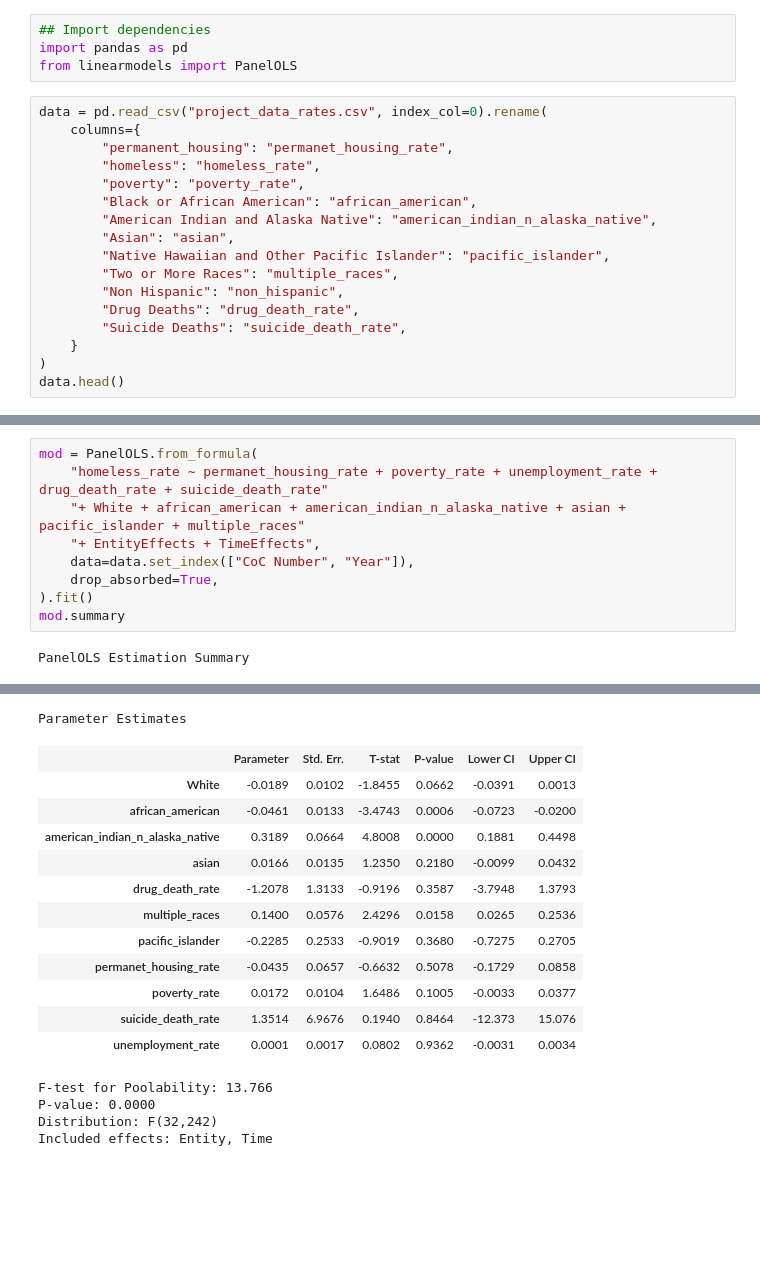
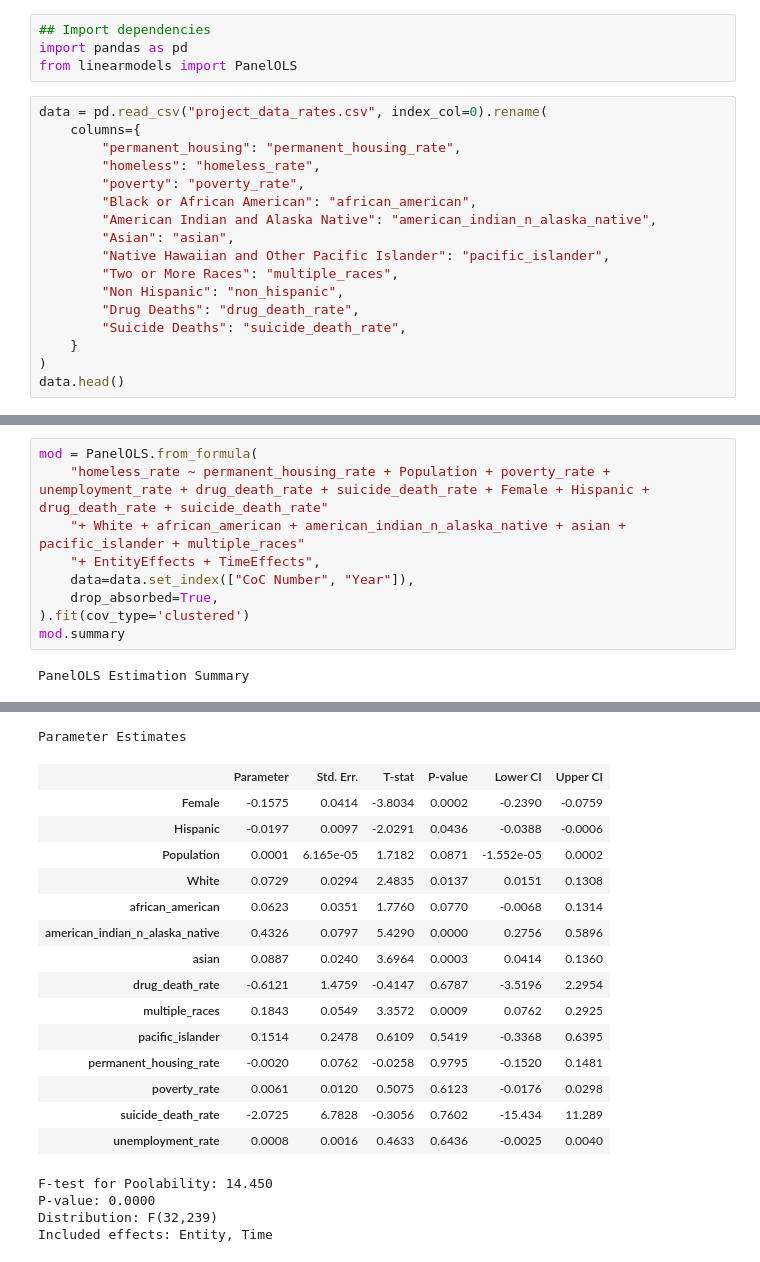
Before and after one commit to heath3rq/Python_Homelessness-Causal-Inference-Analysis, a Jupyter notebook: 20_intermediate_files/modeling.ipynb, the cells around one changed output, grey strips where cells are left out. Drawn from its saved outputs; the diff is of its cells as text; blank space fills up the shorter version.

```diff
--- a/20_intermediate_files/modeling.ipynb
+++ b/20_intermediate_files/modeling.ipynb
@@ -5,7 +5,7 @@ from linearmodels import PanelOLS
 # %%
 data = pd.read_csv("project_data_rates.csv", index_col=0).rename(
     columns={
-        "permanent_housing": "permanet_housing_rate",
+        "permanent_housing": "permanent_housing_rate",
         "homeless": "homeless_rate",
         "poverty": "poverty_rate",
         "Black or African American": "african_american",
@@ -28,12 +28,12 @@ data.head()
 | 4 | AZ-502 | Phoenix,Mesa/Maricopa | 2011 | 82.933995 | 150.463014 | 98699.221313 | 8500.0 | ... |
 # %%
 mod = PanelOLS.from_formula(
-    "homeless_rate ~ permanet_housing_rate + poverty_rate + unemployment_rate + drug_death_rate + suicide_death_rate"
+    "homeless_rate ~ permanent_housing_rate + Population + poverty_rate + unemployment_rate + drug_death_rate + suicide_death_rate + Female + Hispanic + drug_death_rate + suicide_death_rate"
     "+ White + african_american + american_indian_n_alaska_native + asian + pacific_islander + multiple_races"
     "+ EntityEffects + TimeEffects",
     data=data.set_index(["CoC Number", "Year"]),
     drop_absorbed=True,
-).fit()
+).fit(cov_type='clustered')
 mod.summary
 # %% [output]
 PanelOLS Estimation Summary
@@ -53,21 +53,24 @@ PanelOLS Estimation Summary
 | Avg Obs: | 19.000 |  |  |
 | Min Obs: | 19.000 |  |  |
 | Max Obs: | 19.000 |  |  |
 |  |  |  |  |
 Parameter Estimates
 |  | Parameter | Std. Err. | T-stat | P-value | Lower CI | Upper CI |
-| White | -0.0189 | 0.0102 | -1.8455 | 0.0662 | -0.0391 | 0.0013 |
-| african_american | -0.0461 | 0.0133 | -3.4743 | 0.0006 | -0.0723 | -0.0200 |
-| american_indian_n_alaska_native | 0.3189 | 0.0664 | 4.8008 | 0.0000 | 0.1881 | 0.4498 |
-| asian | 0.0166 | 0.0135 | 1.2350 | 0.2180 | -0.0099 | 0.0432 |
-| drug_death_rate | -1.2078 | 1.3133 | -0.9196 | 0.3587 | -3.7948 | 1.3793 |
-| multiple_races | 0.1400 | 0.0576 | 2.4296 | 0.0158 | 0.0265 | 0.2536 |
-| pacific_islander | -0.2285 | 0.2533 | -0.9019 | 0.3680 | -0.7275 | 0.2705 |
-| permanet_housing_rate | -0.0435 | 0.0657 | -0.6632 | 0.5078 | -0.1729 | 0.0858 |
-| poverty_rate | 0.0172 | 0.0104 | 1.6486 | 0.1005 | -0.0033 | 0.0377 |
-| suicide_death_rate | 1.3514 | 6.9676 | 0.1940 | 0.8464 | -12.373 | 15.076 |
-| unemployment_rate | 0.0001 | 0.0017 | 0.0802 | 0.9362 | -0.0031 | 0.0034 |
+| Female | -0.1575 | 0.0414 | -3.8034 | 0.0002 | -0.2390 | -0.0759 |
+| Hispanic | -0.0197 | 0.0097 | -2.0291 | 0.0436 | -0.0388 | -0.0006 |
+| Population | 0.0001 | 6.165e-05 | 1.7182 | 0.0871 | -1.552e-05 | 0.0002 |
+| White | 0.0729 | 0.0294 | 2.4835 | 0.0137 | 0.0151 | 0.1308 |
+| african_american | 0.0623 | 0.0351 | 1.7760 | 0.0770 | -0.0068 | 0.1314 |
+| american_indian_n_alaska_native | 0.4326 | 0.0797 | 5.4290 | 0.0000 | 0.2756 | 0.5896 |
+| asian | 0.0887 | 0.0240 | 3.6964 | 0.0003 | 0.0414 | 0.1360 |
+| drug_death_rate | -0.6121 | 1.4759 | -0.4147 | 0.6787 | -3.5196 | 2.2954 |
+| multiple_races | 0.1843 | 0.0549 | 3.3572 | 0.0009 | 0.0762 | 0.2925 |
+| pacific_islander | 0.1514 | 0.2478 | 0.6109 | 0.5419 | -0.3368 | 0.6395 |
+| permanent_housing_rate | -0.0020 | 0.0762 | -0.0258 | 0.9795 | -0.1520 | 0.1481 |
+| poverty_rate | 0.0061 | 0.0120 | 0.5075 | 0.6123 | -0.0176 | 0.0298 |
+| suicide_death_rate | -2.0725 | 6.7828 | -0.3056 | 0.7602 | -15.434 | 11.289 |
+| unemployment_rate | 0.0008 | 0.0016 | 0.4633 | 0.6436 | -0.0025 | 0.0040 |
-F-test for Poolability: 13.766
+F-test for Poolability: 14.450
 P-value: 0.0000
-Distribution: F(32,242)
+Distribution: F(32,239)
 Included effects: Entity, Time
```
Also changed, not shown: parts of 15 cells of this notebook.
